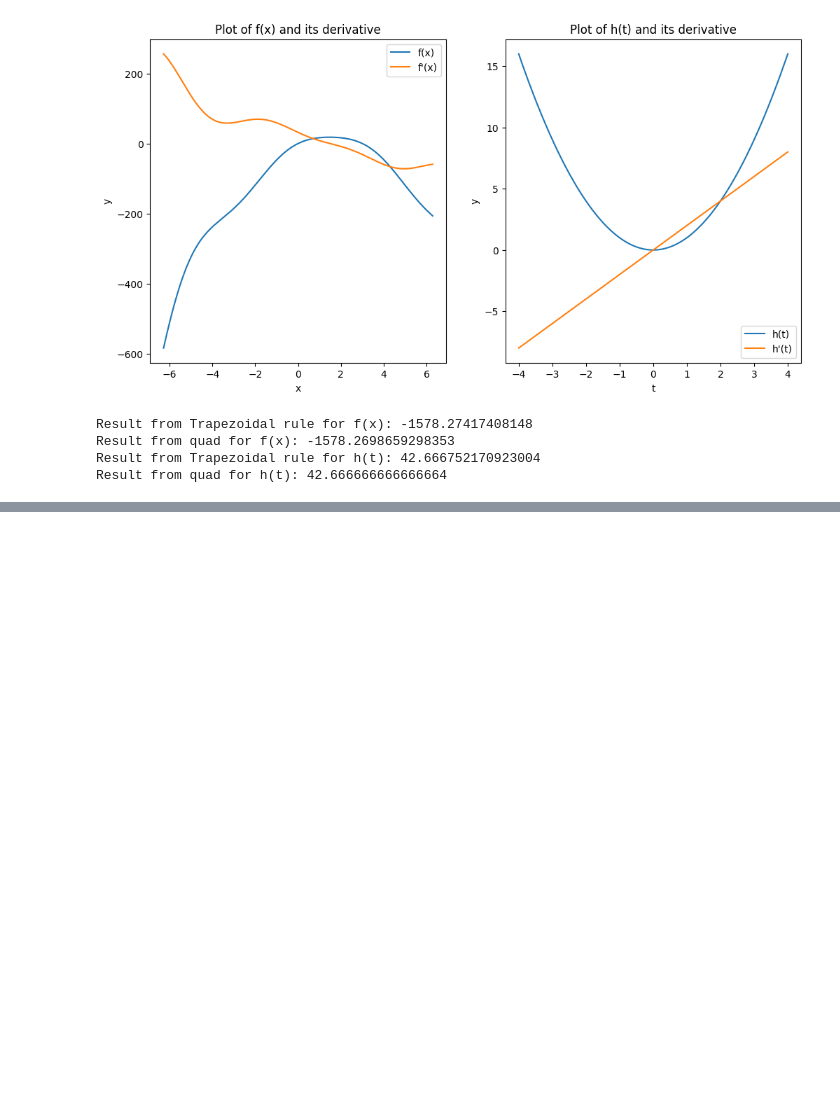
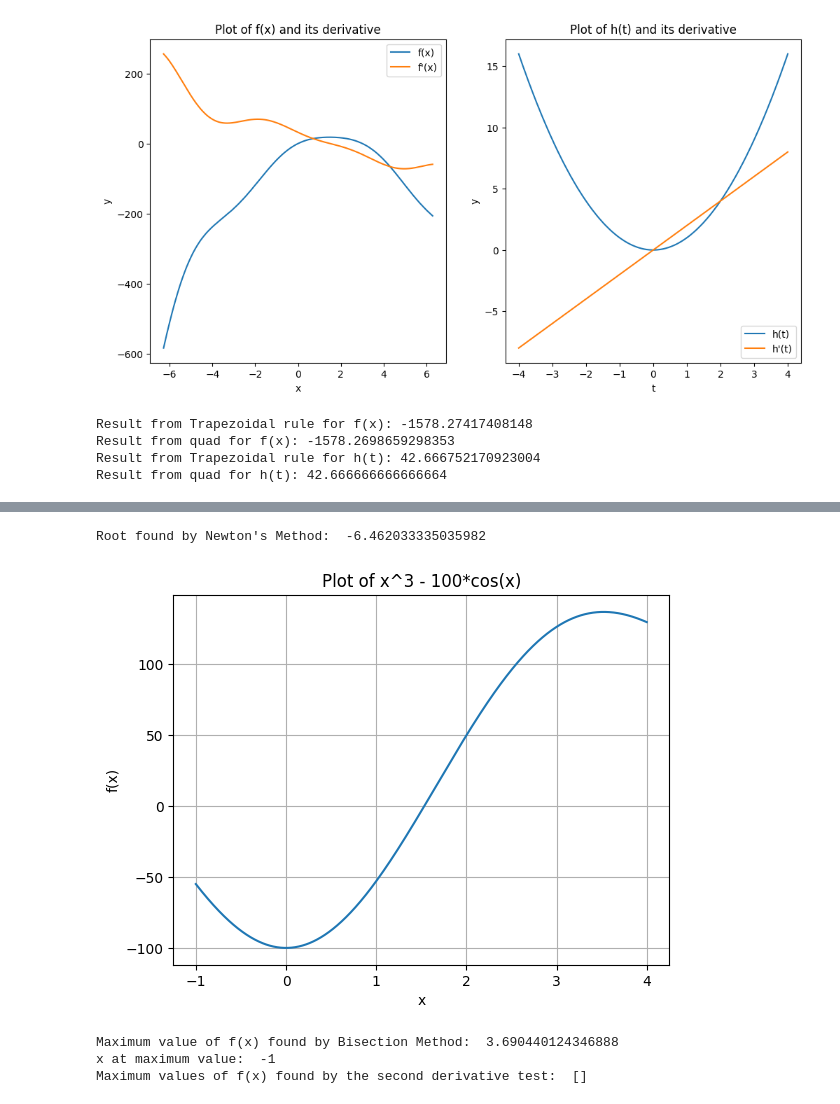
Before and after one commit to raufbiswas/BRACU_MAT120, a Jupyter notebook: solveAssignment.ipynb, the cells around one changed output, grey strips where cells are left out. Drawn from its saved outputs; the diff is of its cells as text; code cells hidden in the pictures; blank space fills up the shorter version.

```diff
--- a/solveAssignment.ipynb
+++ b/solveAssignment.ipynb
@@ -90,0 +180,71 @@ The integral of f(z) from 0 to 2.5 using Simpson's Rule is: -7.141823261753842
+# %%
+#4a
+import numpy as np
+import matplotlib.pyplot as plt
+
+# function definition
+f = lambda x: x**3 - 100*np.cos(x)
+
+# finding the root using Newton's Method
+x = 1 # initial guess
+for i in range(100): # iterations
+    x = x - f(x)/(3*x**2 - 100*np.sin(x))
+    if abs(f(x)) < 1e-6:
+        break
+
+print("Root found by Newton's Method: ", x)
+
+# plotting the function
+x_values = np.linspace(-1, 4, 1000)
+plt.plot(x_values, f(x_values))
+plt.title('Plot of x^3 - 100*cos(x)')
+plt.xlabel('x')
+plt.ylabel('f(x)')
+plt.grid(True)
+plt.show()
+# %% [output]
+Root found by Newton's Method:  -6.462033335035982
+[figure, added]
+# %%
+#4b
+# function definition
+f = lambda x: np.exp(x) * np.sin(x) - x**22 + 5
+
+# finding the maximum value using the Bisection Method
+x1 = -1
+x2 = 3
+while abs(x2 - x1) > 1e-6:
+    x_mid = (x1 + x2) / 2
+    if f(x_mid) > f((x1 + x2) / 2):
+        x1 = x_mid
+    else:
+        x2 = x_mid
+
+print("Maximum value of f(x) found by Bisection Method: ", f(x1))
+print("x at maximum value: ", x1)
+
+# First derivative of f(x)
+f_prime = lambda x: np.exp(x) * np.sin(x) + np.exp(x) * np.cos(x) - 2*x*np.exp(x) * np.sin(x)
+
+# Second derivative of f(x)
+f_double_prime = lambda x: np.exp(x) * np.sin(x) + np.exp(x) * np.cos(x) - 2*x*np.exp(x) * np.cos(x) + 2*x*np.exp(x) * np.sin(x) - 2*x*np.exp(x) * np.sin(x)
+
+# Find the maximum value of f(x) using the second derivative test
+x_values = np.linspace(-1, 3, 1000)
+extrema_values = []
+for i in range(len(x_values) - 1):
+    if f_double_prime(x_values[i]) < 0:
+        extrema_values.append((x_values[i], x_values[i+1]))
+
+maximum_values = []
+for extrema in extrema_values:
+    if f(extrema[0]) > f(extrema[1]):
+        maximum_values.append((extrema[0], f(extrema[0])))
+    else:
+        maximum_values.append((extrema[1], f(extrema[1])))
+
+print("Maximum values of f(x) found by the second derivative test: ", maximum_values)
+# %% [output]
+Maximum value of f(x) found by Bisection Method:  3.690440124346888
+x at maximum value:  -1
+Maximum values of f(x) found by the second derivative test:  []
```
Also changed, not shown: parts of 8 cells of this notebook.
